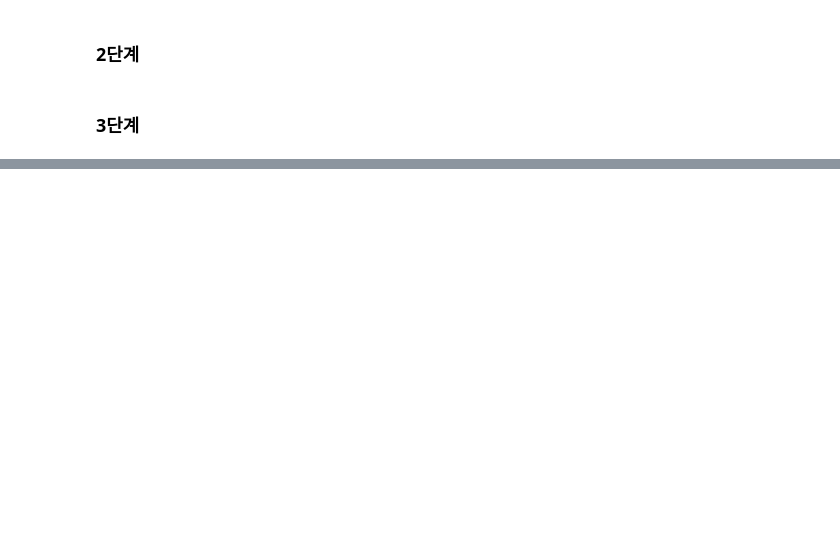
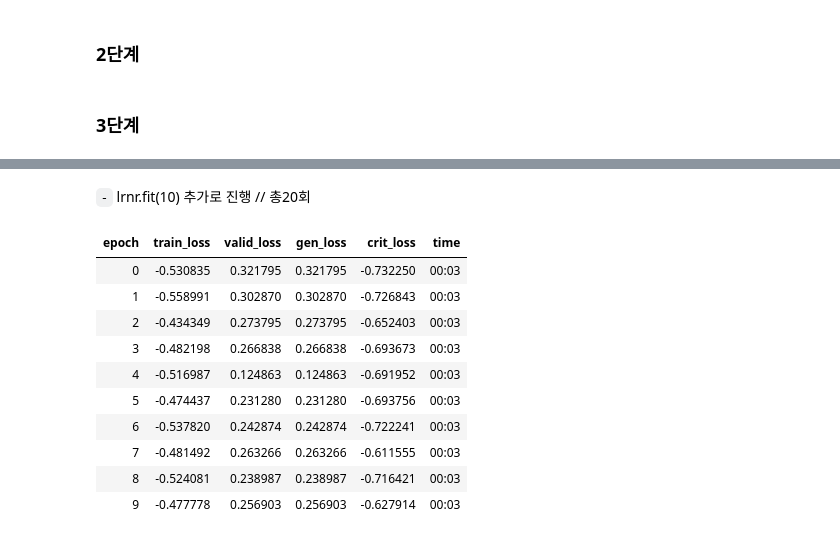
Before and after one commit to guebin/DL2022_backup, a Jupyter notebook: _notebooks/2022-09-13-(2주차) 9월13일.ipynb, the cells around one changed output, grey strips where cells are left out. Saved outputs shown, nothing was run; the diff lists cells and outputs as text; code cells hidden in the pictures; blank space fills up the shorter version.

```diff
--- a/_notebooks/2022-09-13-(2주차) 9월13일.ipynb
+++ b/_notebooks/2022-09-13-(2주차) 9월13일.ipynb
@@ -359,0 +379,16 @@ lrnr.fit(1)
+# %% [markdown]
+`-` lrnr.fit(10) 추가로 진행 // 총20회
+# %%
+lrnr.fit(10)
+# %% [output]
+| epoch | train_loss | valid_loss | gen_loss | crit_loss | time |
+| 0 | -0.530835 | 0.321795 | 0.321795 | -0.732250 | 00:03 |
+| 1 | -0.558991 | 0.302870 | 0.302870 | -0.726843 | 00:03 |
+| 2 | -0.434349 | 0.273795 | 0.273795 | -0.652403 | 00:03 |
+| 3 | -0.482198 | 0.266838 | 0.266838 | -0.693673 | 00:03 |
+| 4 | -0.516987 | 0.124863 | 0.124863 | -0.691952 | 00:03 |
+| 5 | -0.474437 | 0.231280 | 0.231280 | -0.693756 | 00:03 |
+| 6 | -0.537820 | 0.242874 | 0.242874 | -0.722241 | 00:03 |
+| 7 | -0.481492 | 0.263266 | 0.263266 | -0.611555 | 00:03 |
+| 8 | -0.524081 | 0.238987 | 0.238987 | -0.716421 | 00:03 |
+| 9 | -0.477778 | 0.256903 | 0.256903 | -0.627914 | 00:03 |
```
Also changed, not shown: parts of 21 cells of this notebook.
